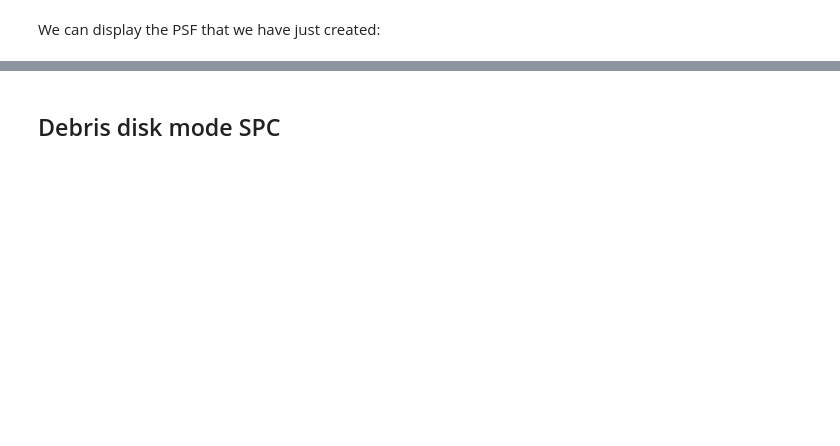
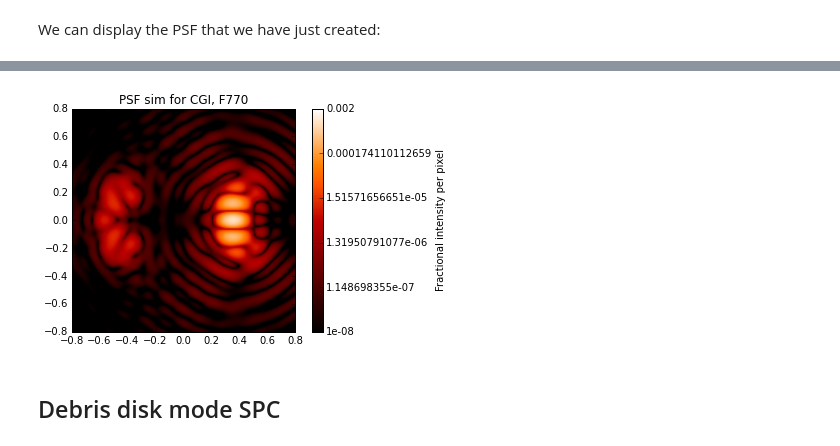
Before and after one commit to spacetelescope/webbpsf, a Jupyter notebook: notebooks/wfirst_cgi_demo.ipynb, the cells around one changed output, grey strips where cells are left out. Cells and saved outputs as stored; diff of their text form; code cells hidden in the pictures; blank space fills up the shorter version.

```diff
--- a/notebooks/wfirst_cgi_demo.ipynb
+++ b/notebooks/wfirst_cgi_demo.ipynb
@@ -84,3 +125,9 @@ webbpsf.display_PSF(monopsf,ext=1,vmin=1e-15, vmax=1e-10)
+# %%
+def plt_ifs_psf_offax(wchan):
+    webbpsf.display_PSF(ifs_psf_offax[wchan-1],ext=1,vmax=2e-3);
+ipywidgets.interact(plt_ifs_psf_offax, wchan=(1,len(wavelens)));
+# %% [output]
+[figure, added]
 # %% [markdown]
 ## Debris disk mode SPC
 # %%
```
Also changed, not shown: parts of 21 cells of this notebook.
